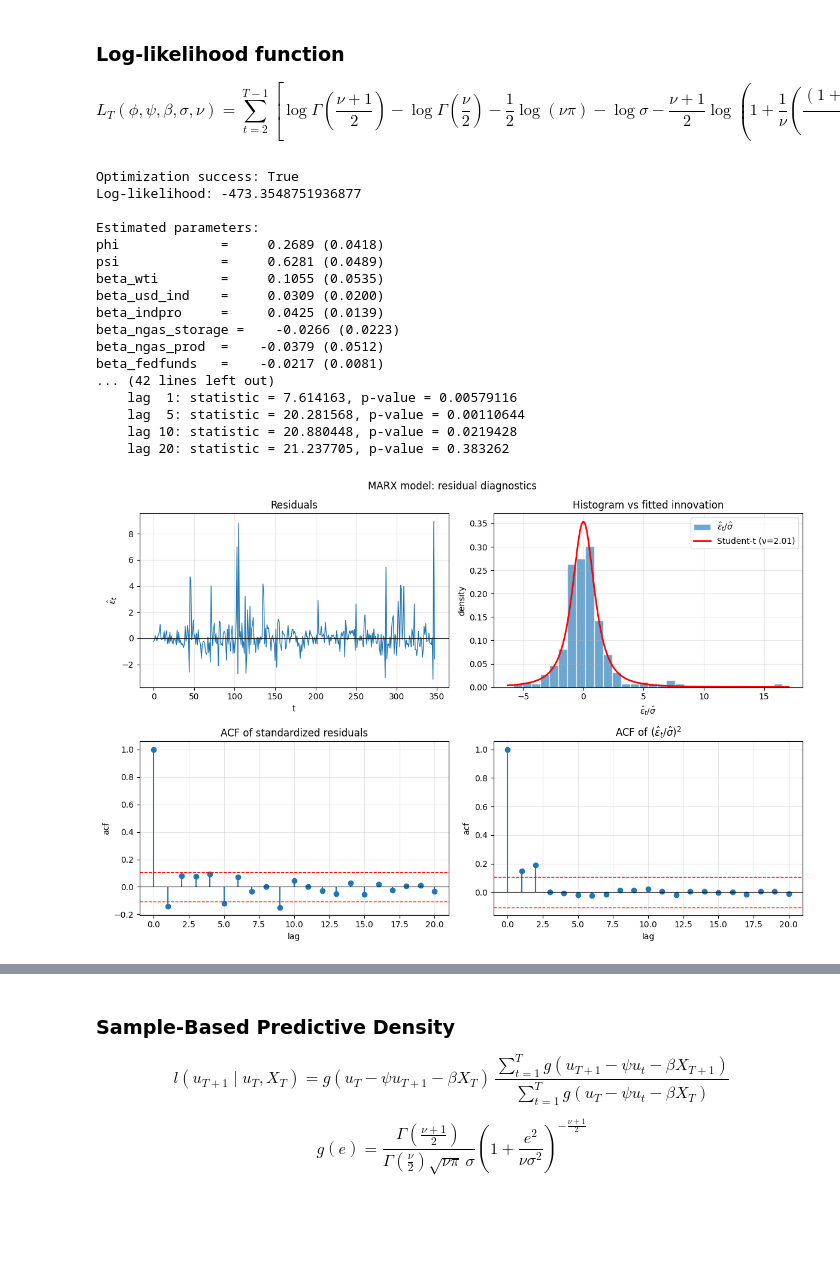
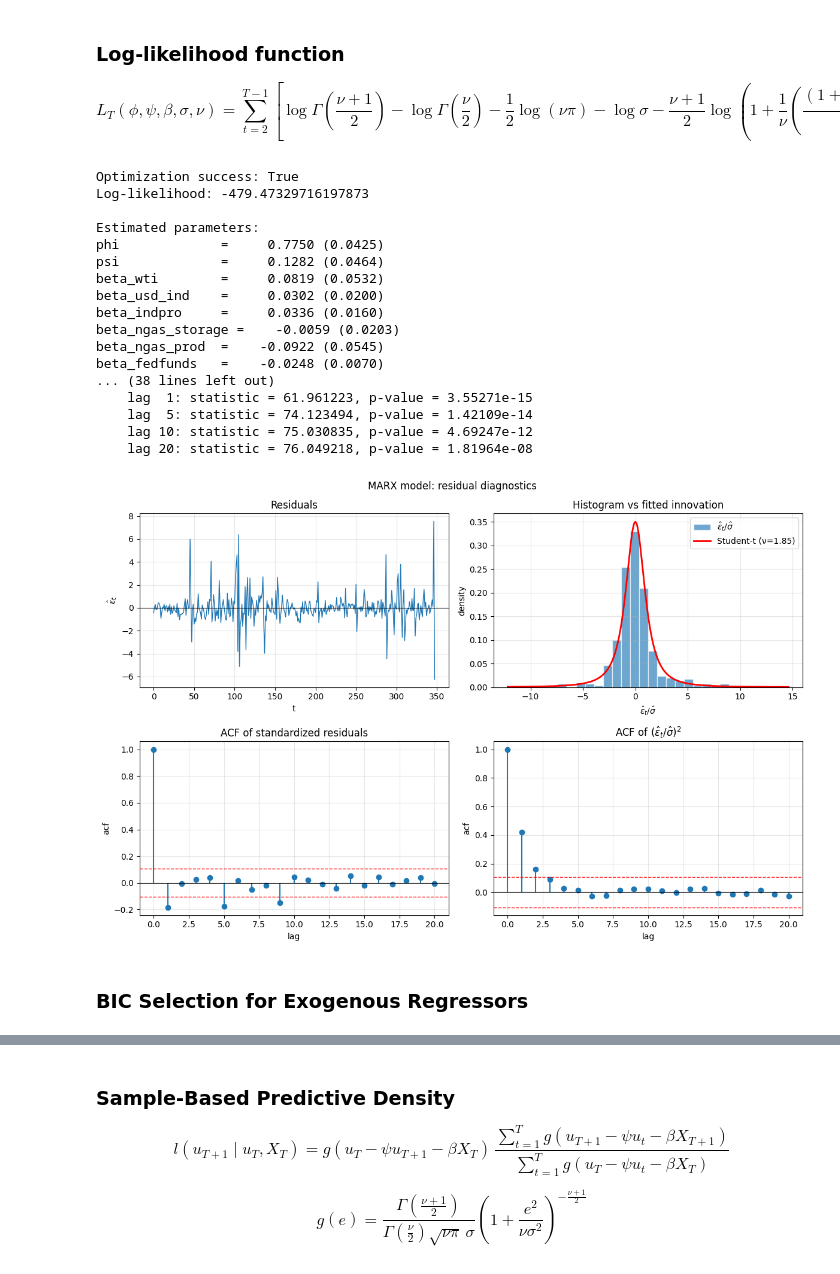
Before and after one commit to inespiresecastro/MAR_MARX, a Jupyter notebook: Empirical Analysis/Natural Gas Linear all regressors.ipynb, the cells around one changed output, grey strips where cells are left out. Saved outputs shown, nothing was run; the diff lists cells and outputs as text; code cells hidden in the pictures; blank space fills up the shorter version.

```diff
--- a/Empirical Analysis/Natural Gas Linear all regressors.ipynb
+++ b/Empirical Analysis/Natural Gas Linear all regressors.ipynb
@@ -16,9 +16,6 @@ from MLE_Predictive_Density import neg_loglik_mar11_cauchy, neg_loglik_marx_cauc
 # Create Linear Trend of Volatility Scaling Function
 
 def linear_vol_scale(price, window=12):
-    """
-    Scale price using a linear trend on smoothed log-variance.
-    """
 
     price = price.dropna()
 
@@ -49,7 +46,7 @@ def linear_vol_scale(price, window=12):
     var_trend = pd.Series(var_trend, index=var_smooth.index)
 
     # -------------------------
-    # Volatility (safe sqrt)
+    # Volatility
     # -------------------------
     vol = np.sqrt(var_trend)
 
@@ -622,12 +540,12 @@ plt.show()
 # Data and Parameters
 df = pd.concat(
     [
-        df_ngas["gas_scaled_cycle"], wti, usd_ind, indpro, ngas_storage, ngas_prod, fedfunds, vix, brent, epu, gpr, ngas_exports, hdd, cdd, sp500
+        df_ngas["gas_scaled_cycle"], wti, usd_ind, indpro, ngas_storage, ngas_prod, fedfunds, vix, brent, epu, gpr, sp500
     ],
     axis=1
 ).dropna()
 
-df.columns = ["gas_scaled_cycle",  "wti", "usd_ind", "indpro", "ngas_storage", "ngas_prod", "fedfunds", "vix", "brent", "epu", "gpr", "ngas_exports", "hdd", "cdd", "sp500"]
+df.columns = ["gas_scaled_cycle",  "wti", "usd_ind", "indpro", "ngas_storage", "ngas_prod", "fedfunds", "vix", "brent", "epu", "gpr", "sp500"]
 df = df.sort_index()
 
 
@@ -638,9 +556,9 @@ df = df.loc[start_date:end_date].dropna()
 
 
 y = df["gas_scaled_cycle"].values
-X = df[["wti", "usd_ind", "indpro", "ngas_storage", "ngas_prod", "fedfunds", "vix", "brent", "epu", "gpr", "ngas_exports", "hdd", "cdd", "sp500"]].values
+X = df[["wti", "usd_ind", "indpro", "ngas_storage", "ngas_prod", "fedfunds", "vix", "brent", "epu", "gpr", "sp500"]].values
 
-var = ["wti", "usd_ind", "indpro", "ngas_storage", "ngas_prod", "fedfunds", "vix", "brent", "epu", "gpr", "ngas_exports", "hdd", "cdd", "sp500"]
+var = ["wti", "usd_ind", "indpro", "ngas_storage", "ngas_prod", "fedfunds", "vix", "brent", "epu", "gpr",  "sp500"]
 
 t0=len(y)-3 # point to calculate predictive density
 
@@ -658,13 +576,7 @@ min_t = 2
 max_t = len(y)
 times = np.arange(min_t, max_t)
 
-
-#Parameters for effect of exogenous regressors on bimodality
-std=3
-values=30
-
 prominence = 0.01
-
 y_limits=(-10, 15)
 # %% [output]
 Aligned sample: 350 monthly observations
@@ -1051,55 +722,54 @@ L_T(\phi,\psi,\beta,\sigma,\nu)
 \right].
 $$
 # %%
-param_names = [ "phi", "psi", "beta_wti", "beta_usd_ind", "beta_indpro", "beta_ngas_storage", "beta_ngas_prod", "beta_fedfunds", "beta_vix", "beta_brent", "beta_epu", "beta_gpr", "beta_ngas_exports", "beta_hdd", "beta_cdd", "beta_sp500", "sigma", "nu"]
+param_names = [ "phi", "psi", "beta_wti", "beta_usd_ind", "beta_indpro", "beta_ngas_storage", "beta_ngas_prod", "beta_fedfunds", "beta_vix", "beta_brent", "beta_epu", "beta_gpr", "beta_sp500", "sigma", "nu"]
 
 # Bounds
 bounds = [
     (-0.99, 0.99),
     (-0.99, 0.99),
     (None, None),
     (None, None),
     (None, None),
     (None, None),
     (None, None),
     (None, None),
     (None, None),
     (None, None),
     (None, None),
     (None, None),
     (None, None),
-    (None, None),
-    (None, None),
-    (None, None),
     (1e-6, None),
-    (2.01, None)
+    (0.1, None)
 ]
 
 result = run_multistart(
     neg_loglik=neg_loglik_student_marx,
     param_names=param_names,
     bounds=bounds,
     y=y,
     X=X
 )
 
 params = result["params"]
 # %% [output]
 Optimization success: True
-Log-likelihood: -473.3548751936877
+Log-likelihood: -479.47329716197873
 
 Estimated parameters:
-phi             =     0.2689 (0.0418)
-psi             =     0.6281 (0.0489)
-beta_wti        =     0.1055 (0.0535)
-beta_usd_ind    =     0.0309 (0.0200)
-beta_indpro     =     0.0425 (0.0139)
-beta_ngas_storage =    -0.0266 (0.0223)
-beta_ngas_prod  =    -0.0379 (0.0512)
-beta_fedfunds   =    -0.0217 (0.0081)
-... (42 lines left out)
-    lag  1: statistic = 7.614163, p-value = 0.00579116
-    lag  5: statistic = 20.281568, p-value = 0.00110644
-    lag 10: statistic = 20.880448, p-value = 0.0219428
-    lag 20: statistic = 21.237705, p-value = 0.383262
+phi             =     0.7750 (0.0425)
+psi             =     0.1282 (0.0464)
+beta_wti        =     0.0819 (0.0532)
+beta_usd_ind    =     0.0302 (0.0200)
+beta_indpro     =     0.0336 (0.0160)
+beta_ngas_storage =    -0.0059 (0.0203)
+beta_ngas_prod  =    -0.0922 (0.0545)
+beta_fedfunds   =    -0.0248 (0.0070)
+... (38 lines left out)
+    lag  1: statistic = 61.961223, p-value = 3.55271e-15
+    lag  5: statistic = 74.123494, p-value = 1.42109e-14
+    lag 10: statistic = 75.030835, p-value = 4.69247e-12
+    lag 20: statistic = 76.049218, p-value = 1.81964e-08
-[figure, old version]
+[figure, new version]
+# %% [markdown]
+### BIC Selection for Exogenous Regressors
```
Also changed, not shown: parts of 37 cells of this notebook, 2 other files.
